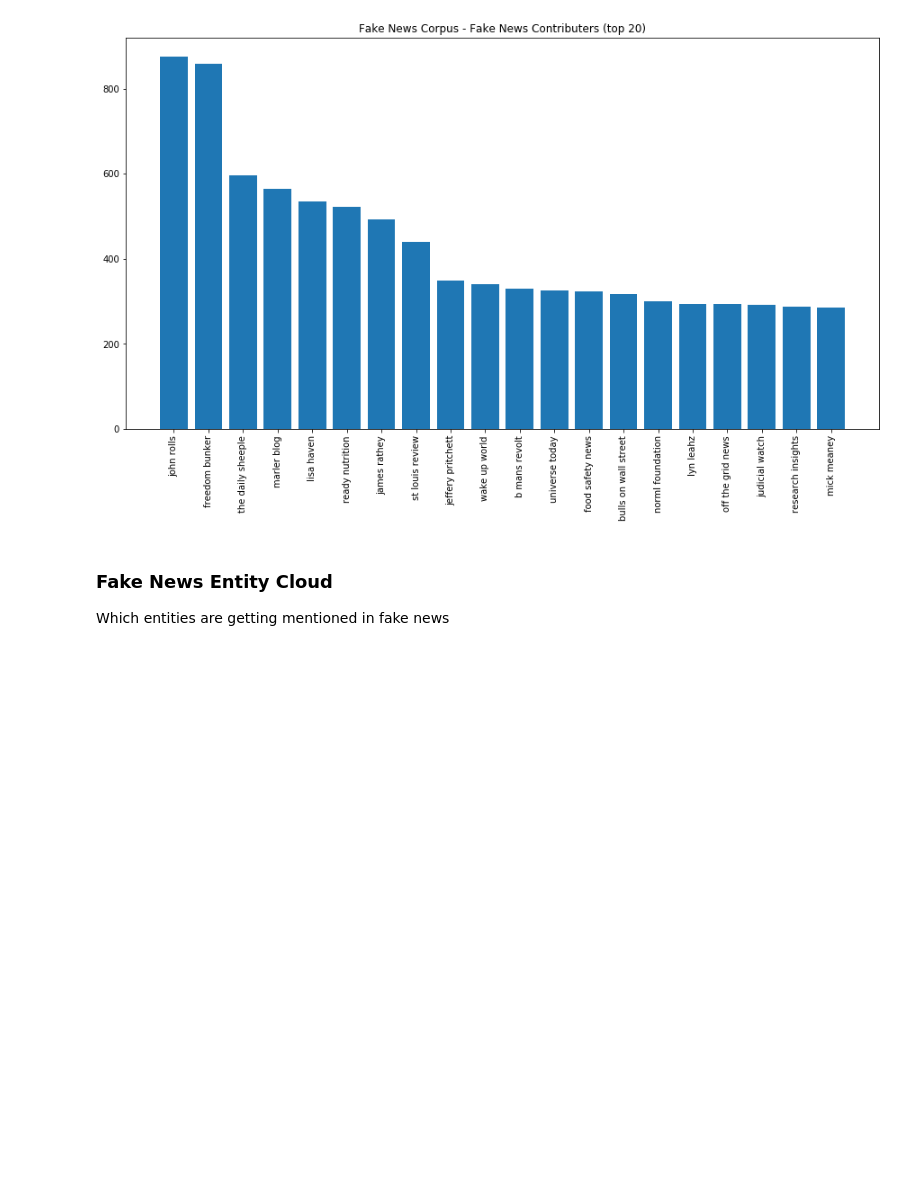
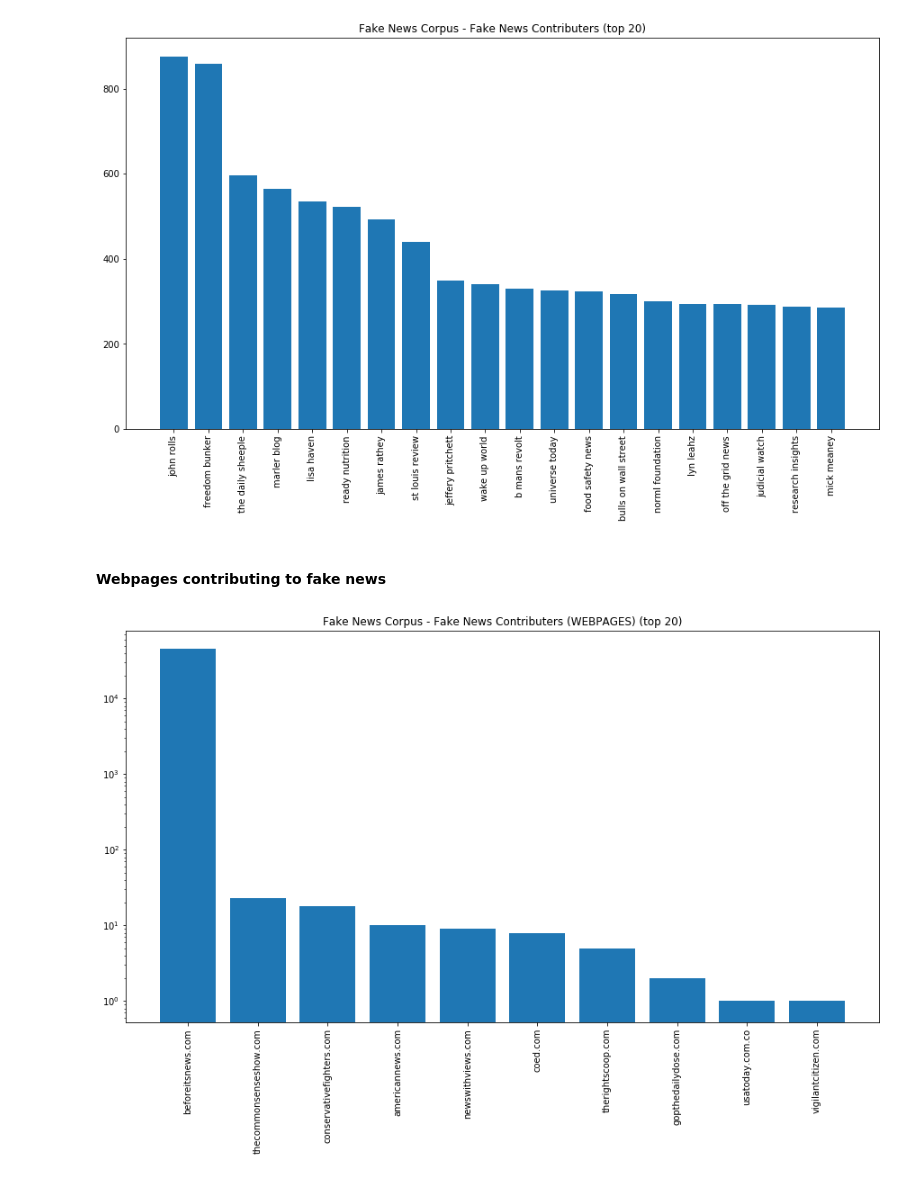
Before and after one commit to fmbahrt/fake-news-detection, a Jupyter notebook: fake-news-exploration.ipynb, the cells around one changed output. Cells and saved outputs as stored; diff of their text form; code cells hidden in the pictures; blank space fills up the shorter version.

```diff
--- a/fake-news-exploration.ipynb
+++ b/fake-news-exploration.ipynb
@@ -124,6 +124,29 @@ plt.title("Fake News Corpus - Fake News Contributers (top 20)")
 plt.show()
 # %% [output]
 [figure]
-# %% [markdown]
-### Fake News Entity Cloud
-Which entities are getting mentioned in fake news
+# %% [markdown]
+#### Webpages contributing to fake news
+# %%
+query = """SELECT WP.domain_url, COUNT(WP.domain_url)
+           FROM (SELECT A.article_id, D.domain_url
+                 FROM article as A, webpage as W, domain as D
+                 WHERE A.article_id = W.article_id
+                      AND W.domain_id = D.domain_id
+                      AND A.type_id = 2) as WP
+           GROUP BY WP.domain_url
+           ORDER BY COUNT(WP.domain_url) DESC"""
+cursor.execute(query)
+res = cursor.fetchmany(20)
+# %%
+xs = np.arange(len(res))
+ys = [int(t[1]) for t in res]
+names = [t[0] for t in res]
+
+fig, ax = plt.subplots(figsize=(15, 8))
+ax.set_yscale('log')
+plt.bar(xs, ys)
+plt.xticks(xs, names, rotation='vertical')
+plt.title("Fake News Corpus - Fake News Contributers (WEBPAGES) (top 20)")
+plt.show()
+# %% [output]
+[figure, added]
```
Also changed, not shown: parts of 10 cells of this notebook.
